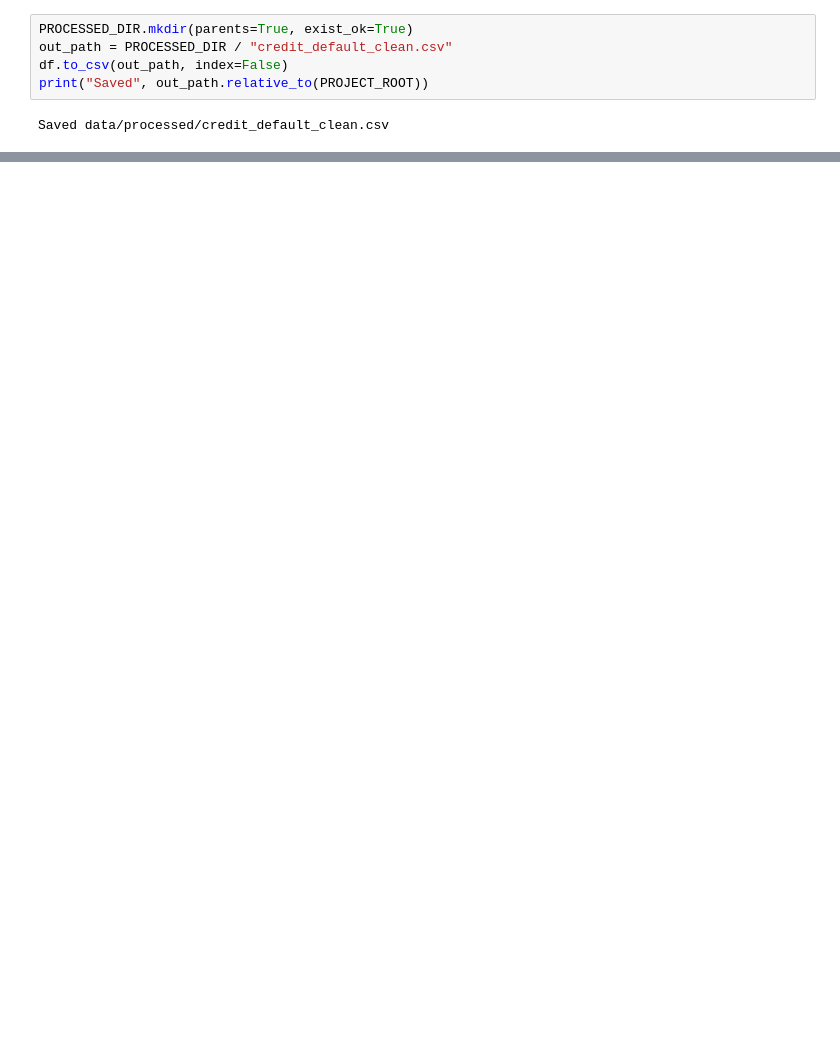
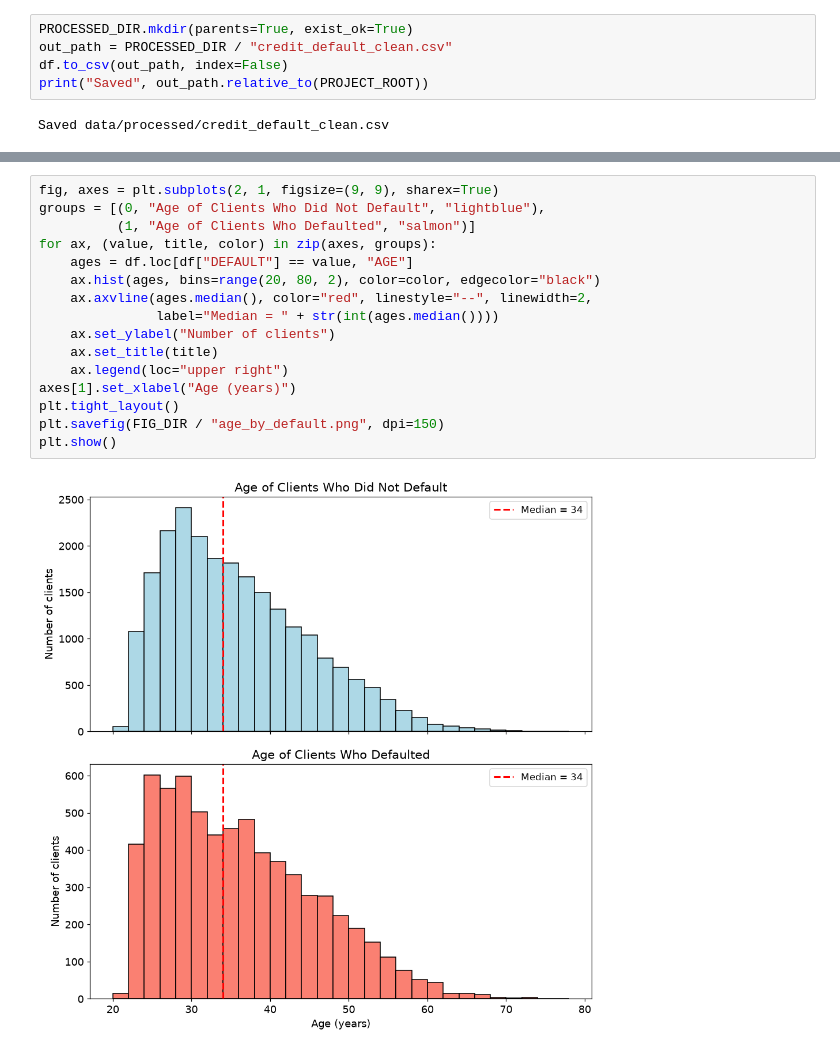
Before and after one commit to asood-usd/AAI500-credit-default, a Jupyter notebook: notebooks/01_data_prep_eda.ipynb, the cells around one changed output, grey strips where cells are left out. Drawn from its saved outputs; the diff is of its cells as text; blank space fills up the shorter version.

```diff
--- a/notebooks/01_data_prep_eda.ipynb
+++ b/notebooks/01_data_prep_eda.ipynb
@@ -199,0 +241,18 @@ plt.show()
+# %%
+fig, axes = plt.subplots(2, 1, figsize=(9, 9), sharex=True)
+groups = [(0, "Age of Clients Who Did Not Default", "lightblue"),
+          (1, "Age of Clients Who Defaulted", "salmon")]
+for ax, (value, title, color) in zip(axes, groups):
+    ages = df.loc[df["DEFAULT"] == value, "AGE"]
+    ax.hist(ages, bins=range(20, 80, 2), color=color, edgecolor="black")
+    ax.axvline(ages.median(), color="red", linestyle="--", linewidth=2,
+               label="Median = " + str(int(ages.median())))
+    ax.set_ylabel("Number of clients")
+    ax.set_title(title)
+    ax.legend(loc="upper right")
+axes[1].set_xlabel("Age (years)")
+plt.tight_layout()
+plt.savefig(FIG_DIR / "age_by_default.png", dpi=150)
+plt.show()
+# %% [output]
+[figure, added]
```
Also changed, not shown: parts of 28 cells of this notebook, 31 other files.
